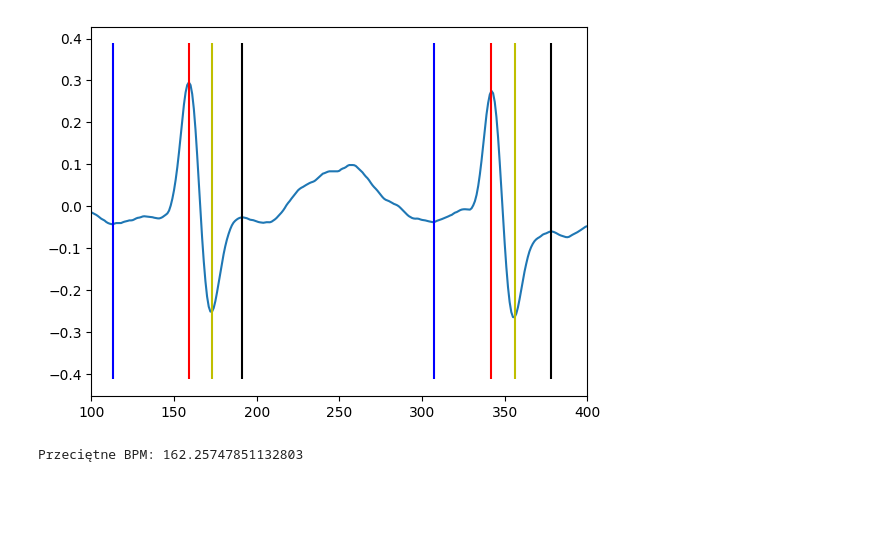
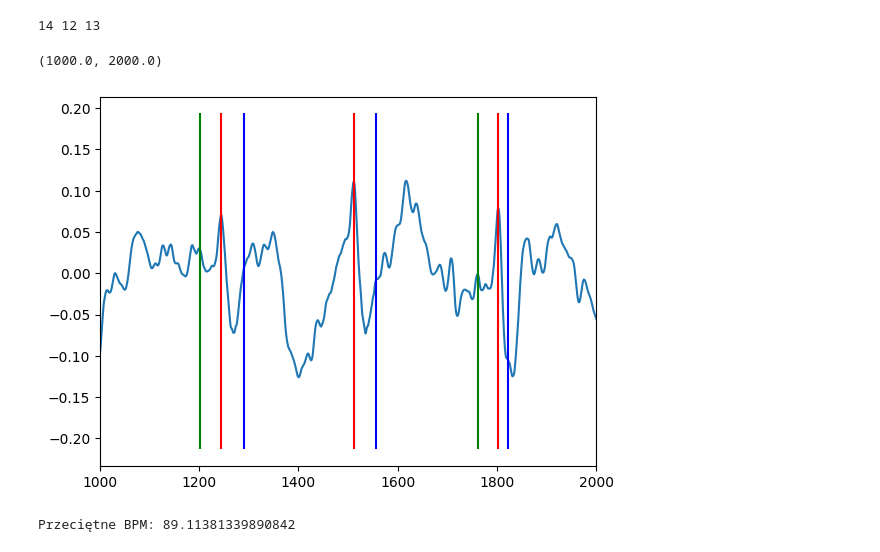
Before and after one commit to Mazako/projekt_zespolowy, a Jupyter notebook: ecd_sandbox/all_in.ipynb, the cells around one changed output. Drawn from its saved outputs; the diff is of its cells as text; code cells hidden in the pictures; blank space fills up the shorter version.

```diff
--- a/ecd_sandbox/all_in.ipynb
+++ b/ecd_sandbox/all_in.ipynb
@@ -1,34 +1,41 @@
 # %%
 import neurokit2 as nk
 import EcdDataConverter
 import matplotlib.pyplot as plt
 
-data = EcdDataConverter.import_mat('./files/JS00005.hea ', './files/JS00005.mat')
+data = EcdDataConverter.import_mat('./files/JS00001.hea ', './files/JS00001.mat')
 
 channel = data.I
 time = data.time
 
 frame = nk.ecg_process(channel, data.frequency)[0]
 
 cleaned_signal = frame['ECG_Clean']
-R_Peaks = frame[frame['ECG_R_Peaks'] == 1].index.tolist()
-P_Peaks = frame[frame['ECG_P_Peaks'] == 1].index.tolist()
-Q_Peaks = frame[frame['ECG_Q_Peaks'] == 1].index.tolist()
-S_Peaks = frame[frame['ECG_S_Peaks'] == 1].index.tolist()
-T_Peaks = frame[frame['ECG_T_Peaks'] == 1].index.tolist()
+
+P_Peaks = frame[frame['ECG_R_Peaks'] == 1].index.tolist()
+# Q_Peaks = frame[frame['ECG_Q_Peaks'] == 1].index.tolist()
+P_onsets = list(frame[frame['ECG_R_Onsets'] == 1].index)
+P_offsets = list(frame[frame['ECG_R_Offsets'] == 1].index)
+
+print(len(P_Peaks), len(P_onsets), len(P_offsets))
+
+# S_Peaks = frame[frame['ECG_S_Peaks'] == 1].index.tolist()
+# T_Peaks = frame[frame['ECG_T_Peaks'] == 1].index.tolist()
 
 plt.plot(cleaned_signal)
-plt.vlines(x=R_Peaks, ymin=min(cleaned_signal), ymax=max(cleaned_signal), color="r")
-plt.vlines(x=P_Peaks, ymin=min(cleaned_signal), ymax=max(cleaned_signal), color="g")
-plt.vlines(x=Q_Peaks, ymin=min(cleaned_signal), ymax=max(cleaned_signal), color="b")
-plt.vlines(x=S_Peaks, ymin=min(cleaned_signal), ymax=max(cleaned_signal), color="y")
-plt.vlines(x=T_Peaks, ymin=min(cleaned_signal), ymax=max(cleaned_signal), color="k")
-plt.xlim(100, 400)
-plt.show()
+plt.vlines(x=P_Peaks, ymin=min(cleaned_signal), ymax=max(cleaned_signal), color="r")
+plt.vlines(x=P_onsets, ymin=min(cleaned_signal), ymax=max(cleaned_signal), color="g")
+plt.vlines(x=P_offsets, ymin=min(cleaned_signal), ymax=max(cleaned_signal), color="b")
+# # plt.vlines(x=S_Peaks, ymin=min(cleaned_signal), ymax=max(cleaned_signal), color="y")
+# # plt.vlines(x=T_Peaks, ymin=min(cleaned_signal), ymax=max(cleaned_signal), color="k")
+plt.xlim(1000, 2000)
+# plt.show()
 # %% [output]
+14 12 13
+(1000.0, 2000.0)
-[figure, old version]
+[figure, new version]
 # %%
 bpm = frame['ECG_Rate'].mean()
 print(f'Przeciętne BPM: {bpm}')
 # %% [output]
-Przeciętne BPM: 162.25747851132803
+Przeciętne BPM: 89.11381339890842
```
Also changed, not shown: 18 other files.
